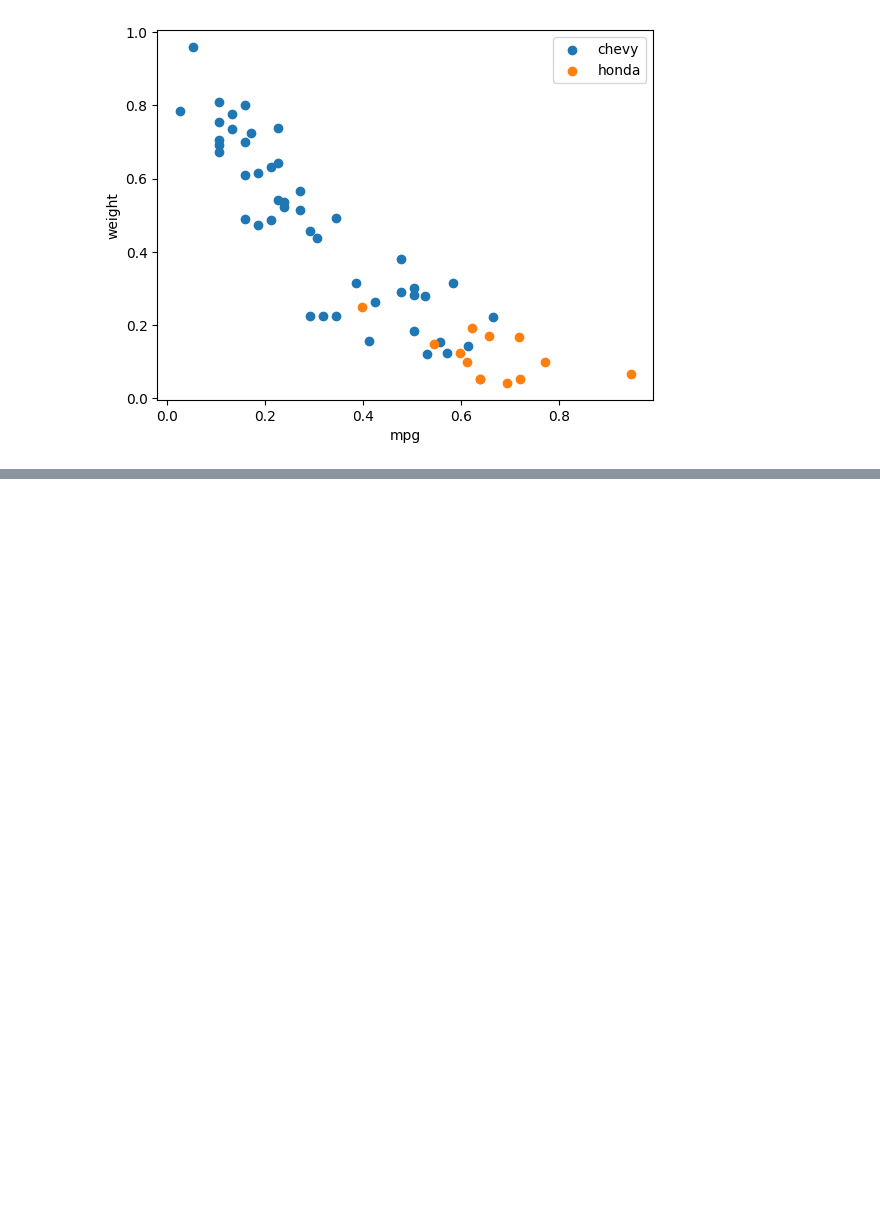
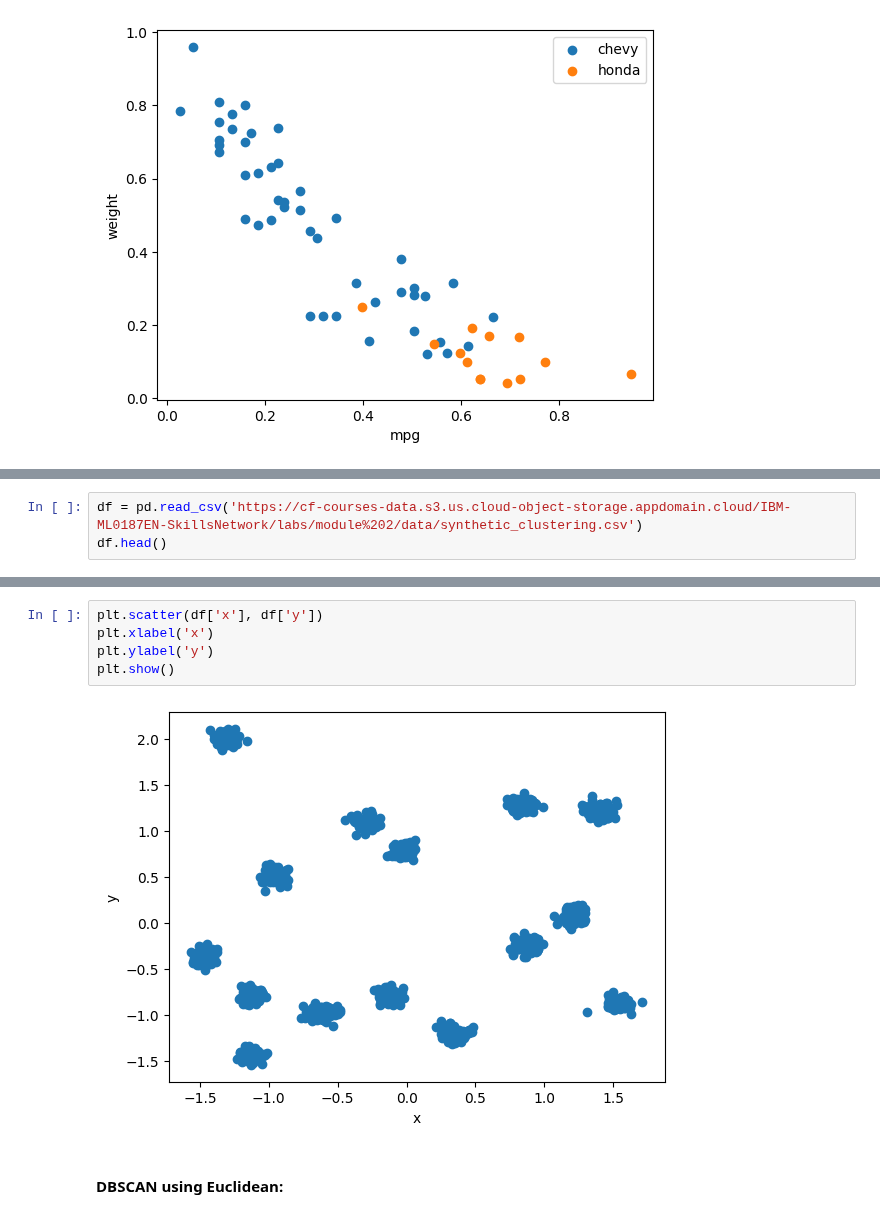
Before and after one commit to Mark-Barbaric/IBM_Machine_Learning_Certificate, a Jupyter notebook: Unsupervised_Machine_Learning/week2/distance_metrics_lab.ipynb, the cells around one changed output, grey strips where cells are left out. Saved outputs shown, nothing was run; the diff lists cells and outputs as text; blank space fills up the shorter version.

```diff
--- a/Unsupervised_Machine_Learning/week2/distance_metrics_lab.ipynb
+++ b/Unsupervised_Machine_Learning/week2/distance_metrics_lab.ipynb
@@ -466,0 +506,3 @@ plt.show()
+# %%
+df = pd.read_csv('https://cf-courses-data.s3.us.cloud-object-storage.appdomain.cloud/IBM-ML0187EN-SkillsNetwork/labs/module%202/data/synthetic_clustering.csv')
+df.head()
@@ -466,0 +516,9 @@ plt.show()
+# %%
+plt.scatter(df['x'], df['y'])
+plt.xlabel('x')
+plt.ylabel('y')
+plt.show()
+# %% [output]
+[figure, added]
+# %% [markdown]
+#### DBSCAN using Euclidean:
```
Also changed, not shown: parts of 22 cells of this notebook.
